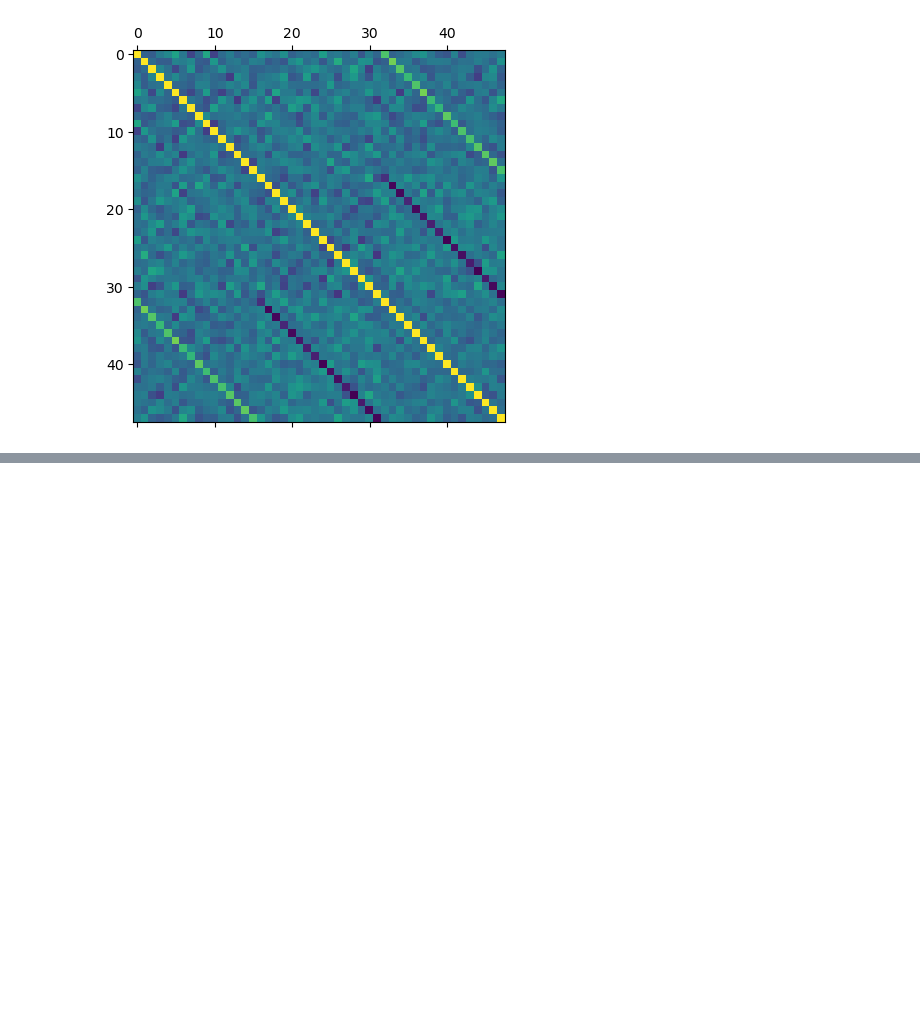
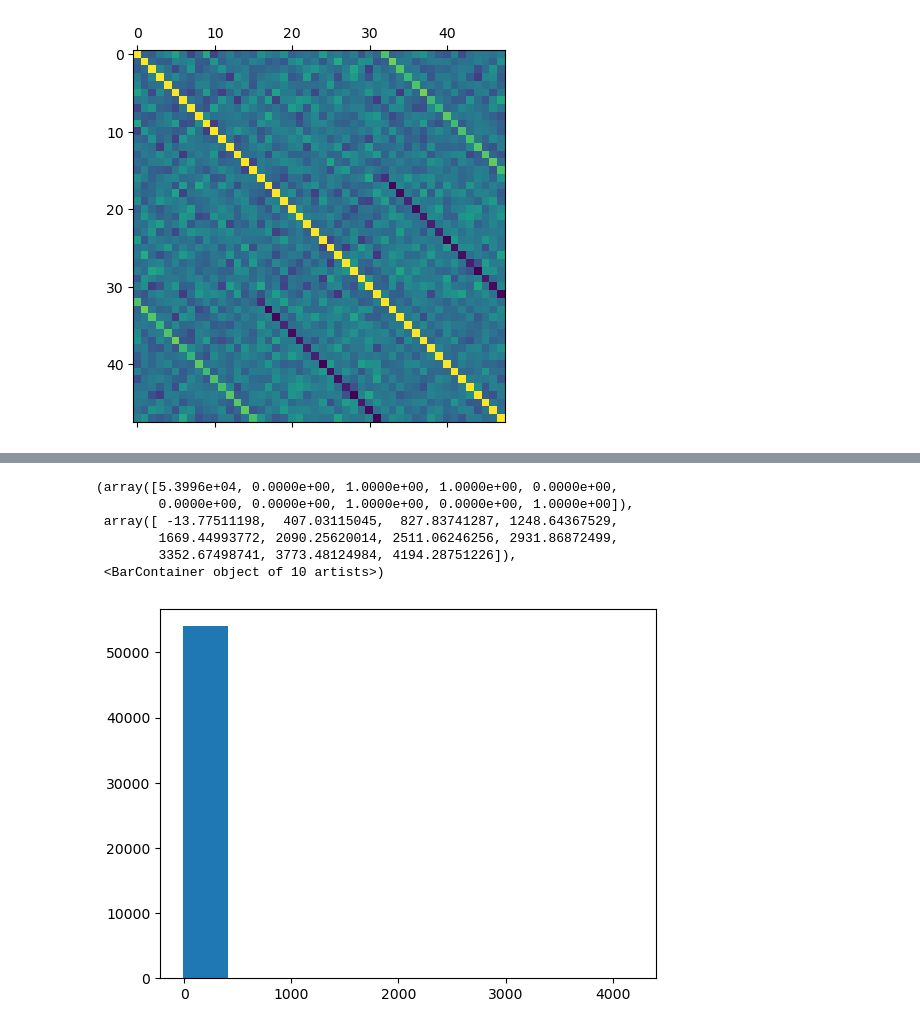
Before and after one commit to hsuliz/university, a Jupyter notebook: year-2023/data-science/sydanal/sydanal.ipynb, the cells around one changed output, grey strips where cells are left out. Drawn from its saved outputs; the diff is of its cells as text; code cells hidden in the pictures; blank space fills up the shorter version.

```diff
--- a/year-2023/data-science/sydanal/sydanal.ipynb
+++ b/year-2023/data-science/sydanal/sydanal.ipynb
@@ -50,3 +54,13 @@ plt.scatter(y_test, predictions)
+# %%
+plt.hist(y_test - predictions)
+# %% [output]
+(array([5.3996e+04, 0.0000e+00, 1.0000e+00, 1.0000e+00, 0.0000e+00,
+        0.0000e+00, 0.0000e+00, 1.0000e+00, 0.0000e+00, 1.0000e+00]),
+ array([ -13.77511198,  407.03115045,  827.83741287, 1248.64367529,
+        1669.44993772, 2090.25620014, 2511.06246256, 2931.86872499,
+        3352.67498741, 3773.48124984, 4194.28751226]),
+ <BarContainer object of 10 artists>)
+[figure, added]
 # %%
 from sklearn import metrics
 
```
Also changed, not shown: parts of 8 cells of this notebook.
